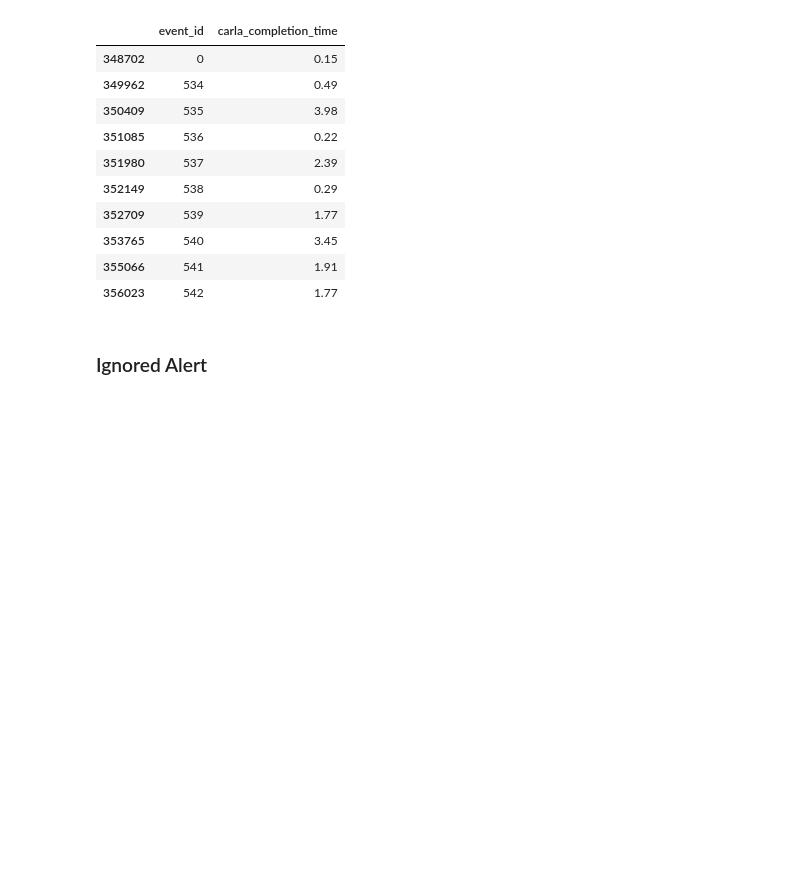
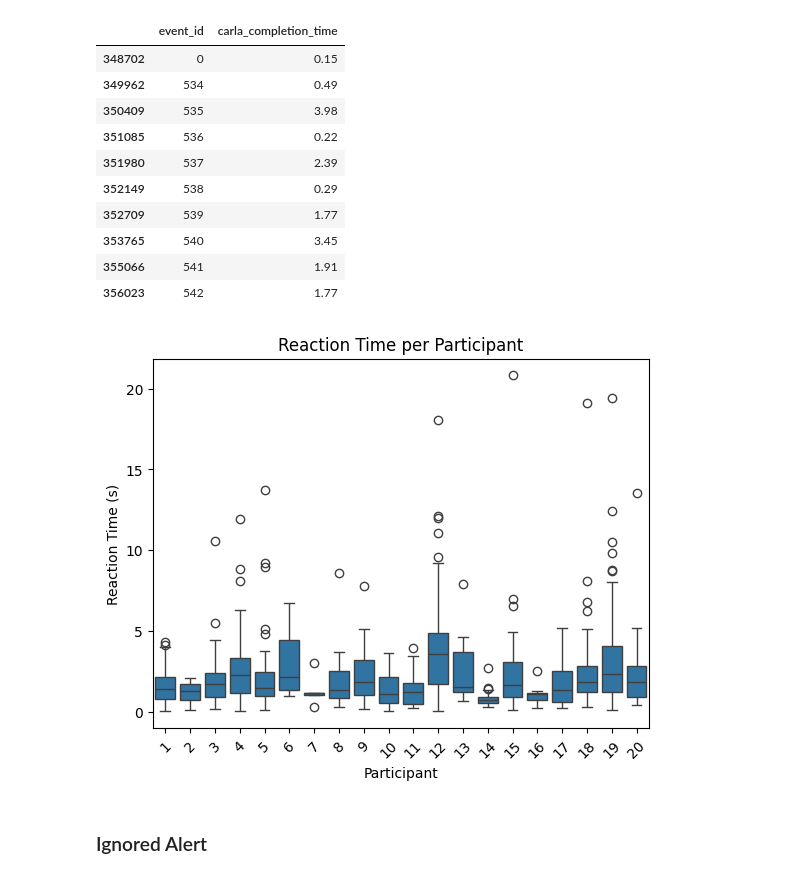
Before and after one commit to KeirAAAlcantara/SimAnalysis, a Jupyter notebook: Sim_Analysis.ipynb, the cells around one changed output. Drawn from its saved outputs; the diff is of its cells as text; code cells hidden in the pictures; blank space fills up the shorter version.

```diff
--- a/Sim_Analysis.ipynb
+++ b/Sim_Analysis.ipynb
@@ -170,6 +184,20 @@ display(carla_complete.tail(10))
 | 353765 | 540 | 3.45 |
 | 355066 | 541 | 1.91 |
 | 356023 | 542 | 1.77 |
+# %%
+sns.boxplot(
+    data=df_Metrics,
+    x="participant_no",
+    y="carla_completion_time"
+)
+
+plt.xlabel("Participant")
+plt.ylabel("Reaction Time (s)")
+plt.title("Reaction Time per Participant")
+plt.xticks(rotation=45)
+plt.show()
+# %% [output]
+[figure, added]
 # %% [markdown]
 ### Ignored Alert
 # %%
```
Also changed, not shown: parts of 16 cells of this notebook.
